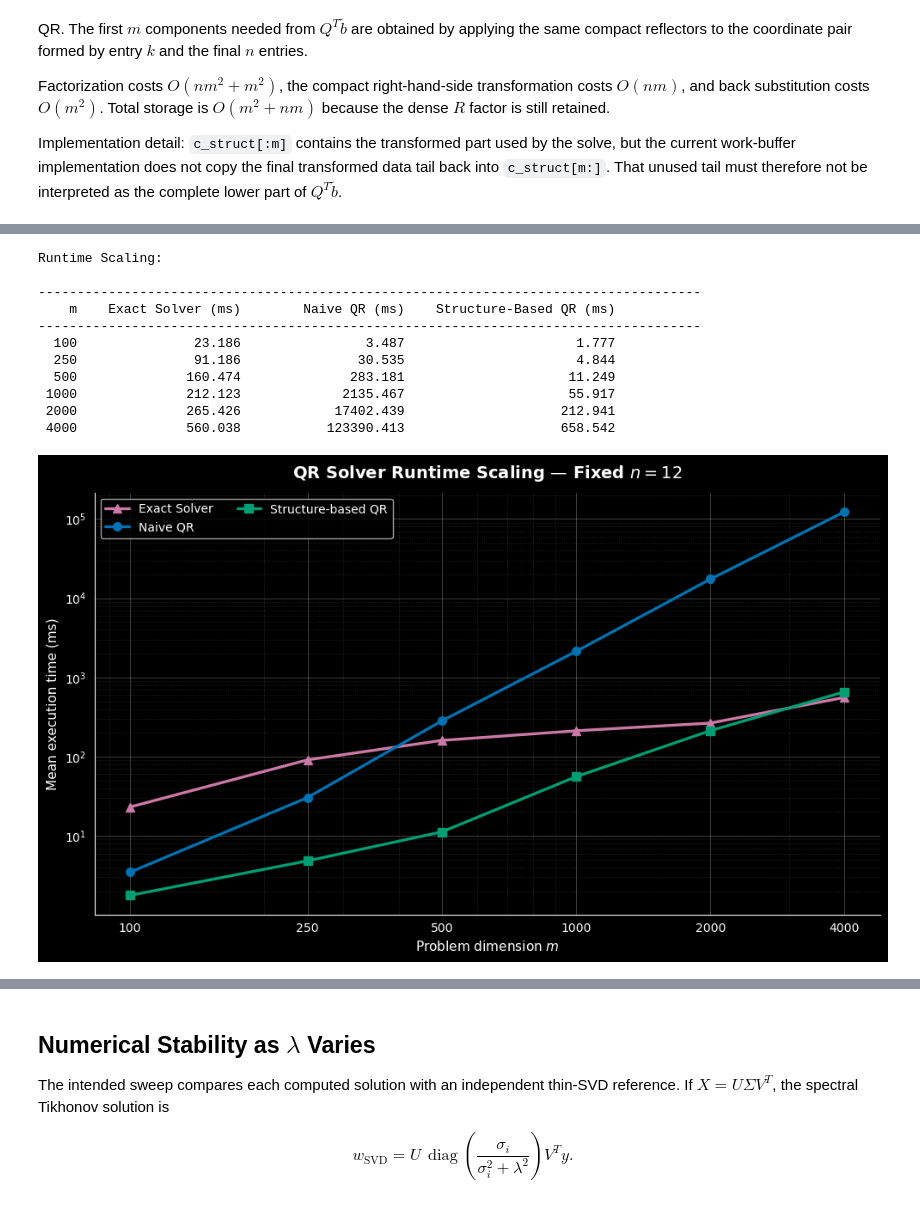
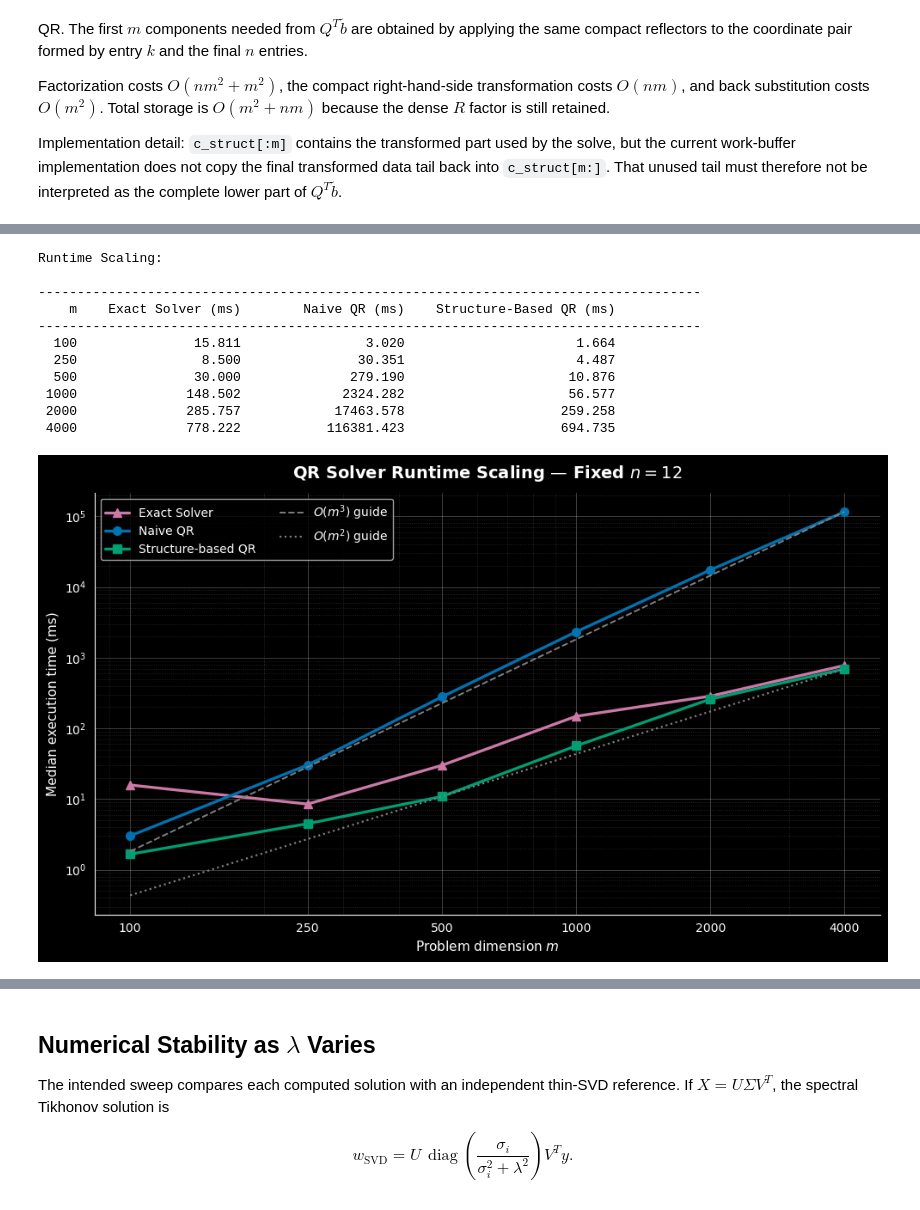
Before and after one commit to GianlucaPanzani/CM-Project-25-26, a Jupyter notebook: 03_qr_experiments.ipynb, the cells around one changed output, grey strips where cells are left out. Cells and saved outputs as stored; diff of their text form; code cells hidden in the pictures.

Commit message:
update runtime scaling

```diff
--- a/03_qr_experiments.ipynb
+++ b/03_qr_experiments.ipynb
@@ -295,12 +299,11 @@ The code computes cubic and quadratic guide arrays, but the current plotting cel
 # %%
 # Scaling values for m
 m_scaling_sizes = np.array([100, 250, 500, 1000, 2000, 4000])
-n_iters = 10
+n_runs = 10
 
-mean_exact_times = []
-mean_naive_times = []
-mean_struct_times = []
-mean_row_times = []
+median_exact_times = []
+median_naive_times = []
+median_struct_times = []
 
 X_scaled = utils.build_augmented_X(
     X,
@@ -313,34 +316,22 @@ X_scaled = utils.build_augmented_X(
 for m_size in m_scaling_sizes:
     X_value = X_scaled[:m_size, :]
 
-    # Compute the mean time over n_iters iterations
-    exact_sum = 0.0
-    naive_sum = 0.0
-    struct_sum = 0.0
-    row_sum = 0.0
-    for _ in range(n_iters):
-        _, _, exact_time        = utils.solve_exact(X_value, y, lam)
-        _, _, _, _, naive_time  = naive_qr_solver(X_value, y, lam)
-        _, _, _, _, struct_time = qr_solver_structure_based(X_value, y, lam)
-        #_, _, _, _, row_time    = qr_solver_row_insertion(X_value, y, lam)
+    # Median time over n_runs runs after one discarded warm-up run
+    _, st_exact  = benchmark_qr(utils.solve_exact,X_value, y, lam, n_runs=n_runs)
+    _, st_naive  = benchmark_qr(naive_qr_solver,X_value, y, lam, n_runs=n_runs)
+    _, st_struct = benchmark_qr(qr_solver_structure_based,X_value, y, lam, n_runs=n_runs)
 
-        exact_sum += exact_time
-        naive_sum += naive_time
-        struct_sum += struct_time
-        #row_sum += row_time
-
-    # Append the mean time for the current m value
-    mean_exact_times.append(exact_sum / n_iters)
-    mean_naive_times.append(naive_sum / n_iters)
-    mean_struct_times.append(struct_sum / n_iters)
-    #mean_row_times.append(row_sum / n_iters)
+    # Append the median time for the current m value
+    median_exact_times.append(st_exact['time_median'])
+    median_naive_times.append(st_naive['time_median'])
+    median_struct_times.append(st_struct['time_median'])
 
 # Print results
 print("Runtime Scaling:\n")
 print('-' * 85)
 print(f'{"m":>5} {"Exact Solver (ms)":>20} {"Naive QR (ms)":>20} {"Structure-Based QR (ms)":>26}')
 print('-' * 85)
-for m_size, exact_time, naive_time, struct_time in zip(m_scaling_sizes, mean_exact_times, mean_naive_times, mean_struct_times):
+for m_size, exact_time, naive_time, struct_time in zip(m_scaling_sizes, median_exact_times, median_naive_times, median_struct_times):
     print(f'{m_size:>5d} {exact_time * 1e3:>20.3f} {naive_time * 1e3:>20.3f} {struct_time * 1e3:>26.3f}')
 # %% [output]
 Runtime Scaling:
@@ -348,19 +339,18 @@ Runtime Scaling:
 -------------------------------------------------------------------------------------
     m    Exact Solver (ms)        Naive QR (ms)    Structure-Based QR (ms)
 -------------------------------------------------------------------------------------
-  100               23.186                3.487                      1.777
-  250               91.186               30.535                      4.844
-  500              160.474              283.181                     11.249
- 1000              212.123             2135.467                     55.917
- 2000              265.426            17402.439                    212.941
- 4000              560.038           123390.413                    658.542
+  100               15.811                3.020                      1.664
+  250                8.500               30.351                      4.487
+  500               30.000              279.190                     10.876
+ 1000              148.502             2324.282                     56.577
+ 2000              285.757            17463.578                    259.258
+ 4000              778.222           116381.423                    694.735
 # %%
 # Convert times from seconds to milliseconds
 m_values = np.asarray(m_scaling_sizes, dtype=float)
-exact_times_ms = 1e3 * np.asarray(mean_exact_times)
-naive_times_ms = 1e3 * np.asarray(mean_naive_times)
-struct_times_ms = 1e3 * np.asarray(mean_struct_times)
-#row_times_ms = 1e3 * np.asarray(mean_row_times)
+exact_times_ms = 1e3 * np.asarray(median_exact_times)
+naive_times_ms = 1e3 * np.asarray(median_naive_times)
+struct_times_ms = 1e3 * np.asarray(median_struct_times)
 
 # Reference slopes, anchored to the final corresponding measurement
 cubic_guide_ms = (naive_times_ms[-1] * (m_values / m_values[-1]) ** 3)
@@ -406,41 +396,59 @@ ax.plot(
 #     label="Row-insertion QR",
 # )
 
+# Reference slopes
+ax.plot(
+    m_values,
+    cubic_guide_ms,
+    linestyle="--",
+    linewidth=1.4,
+    color="gray",
+    label=r"$O(m^3)$ guide"
+)
+ax.plot(
+    m_values,
+    quadratic_guide_ms,
+    linestyle=":",
+    linewidth=1.6,
+    color="gray",
+    label=r"$O(m^2)$ guide"
+)
+
 # Logarithmic scales
 ax.set_xscale("log")
 ax.set_yscale("log")
 
 # Display all sampled values on the x-axis
 ax.set_xticks(m_values)
 ax.set_xticklabels([str(int(m_size)) for m_size in m_values])
 ax.set_xlabel("Problem dimension $m$", fontsize=11)
-ax.set_ylabel("Mean execution time (ms)", fontsize=11)
+ax.set_ylabel("Median execution time (ms)", fontsize=11)
 ax.set_title(f"QR Solver Runtime Scaling — Fixed $n={X.shape[1]}$", fontsize=14, fontweight="semibold", pad=12)
 
 # Improve readability
 ax.grid(
     True,
     which="major",
     linestyle="-",
     linewidth=0.7,
     alpha=0.25,
 )
 ax.grid(
     True,
     which="minor",
     linestyle=":",
     linewidth=0.6,
     alpha=0.18,
 )
 
 ax.spines["top"].set_visible(False)
 ax.spines["right"].set_visible(False)
 
 ax.legend(frameon=True, fontsize=10, ncol=2, loc="best")
 fig.tight_layout()
 plt.show()
 # %% [output]
-[figure, old version]
+[figure, new version]
 # %% [markdown]
 ### Interpretation of the timing experiment
 
```
Also changed, not shown: parts of 18 cells of this notebook.
